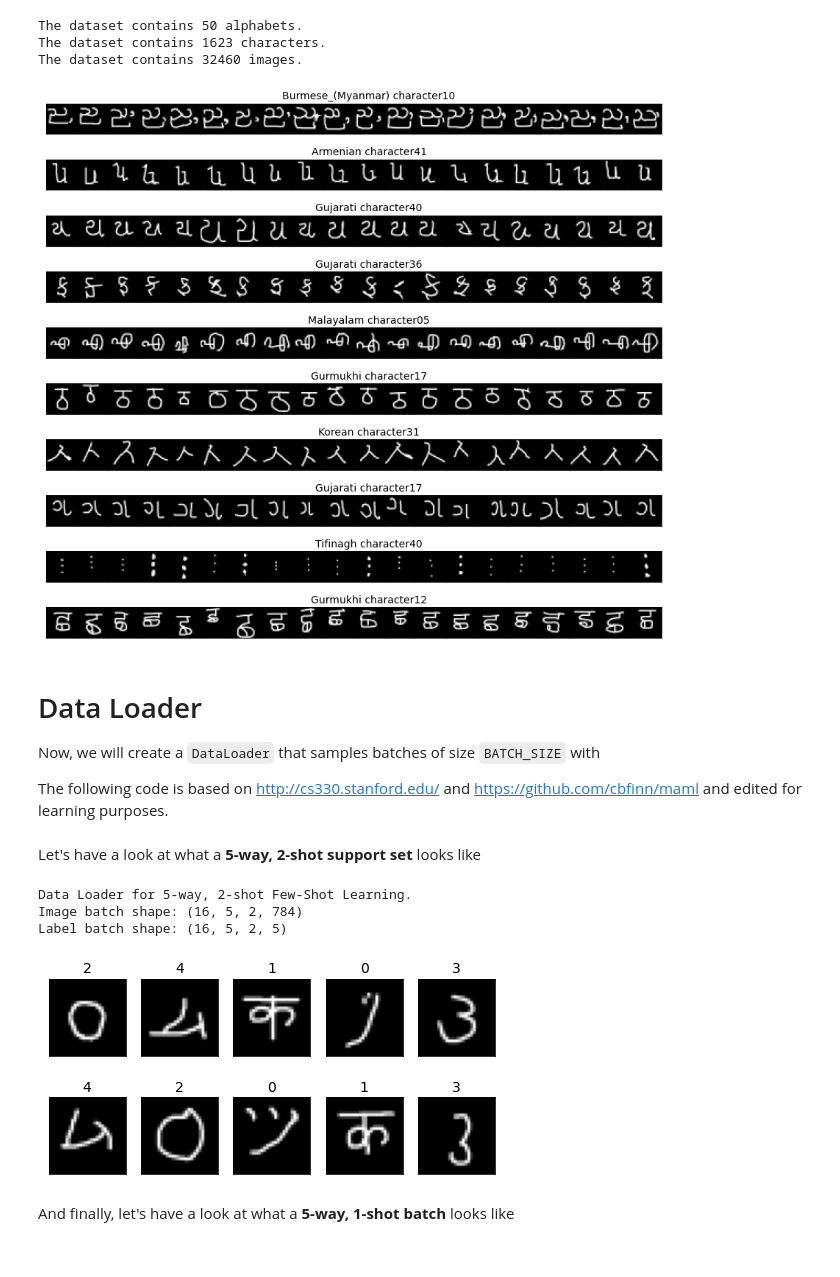
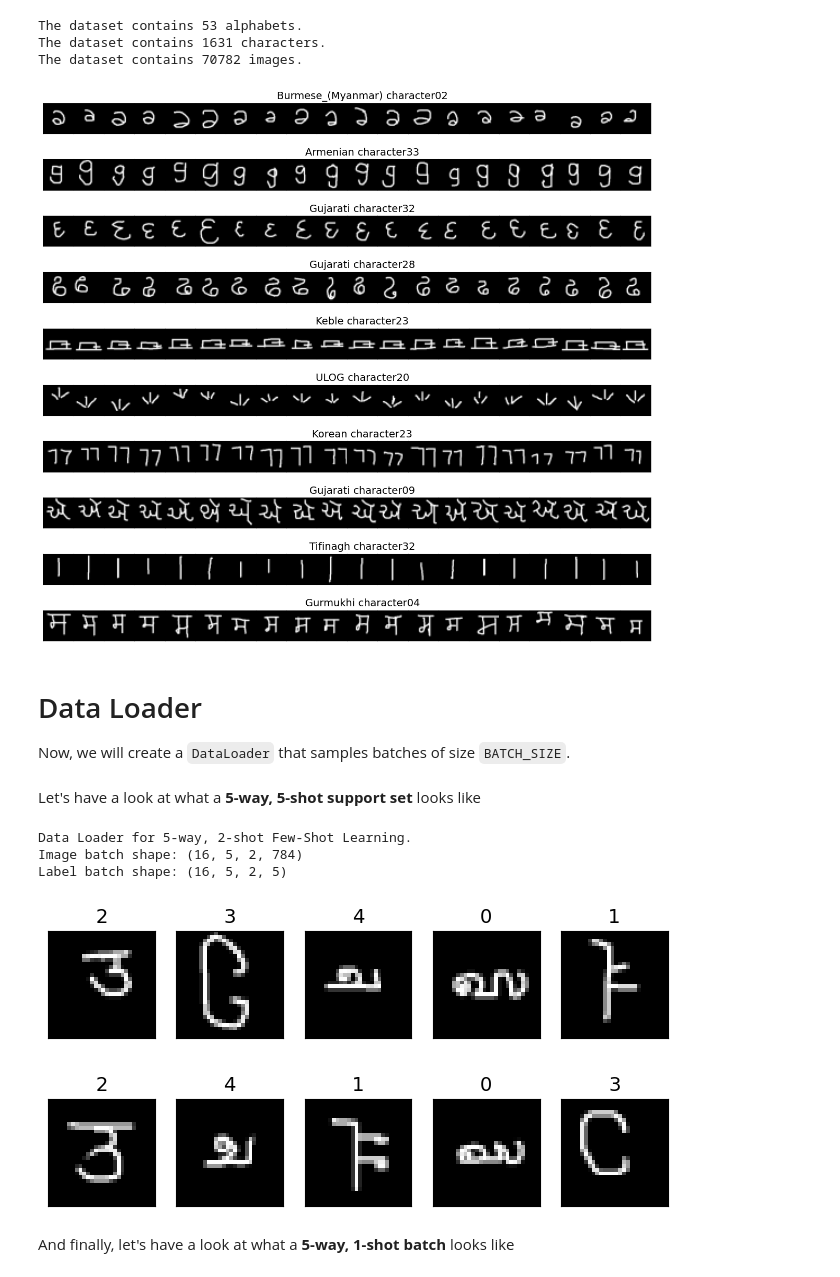
Before and after one commit to alpinebuster/hypertransformer-pytorch, a Jupyter notebook: tf/hypertransformer/utils/cache_omniglot.ipynb, the cells around one changed output. Saved outputs shown, nothing was run; the diff lists cells and outputs as text; code cells hidden in the pictures.

```diff
--- a/tf/hypertransformer/utils/cache_omniglot.ipynb
+++ b/tf/hypertransformer/utils/cache_omniglot.ipynb
@@ -38,7 +46,7 @@ The Omniglot data set was proposed by Lake et al. and consists of:
 
 **In contrast to the MNIST dataset**, which is commonly used for image classification in the traditional Supervised Learning setting, the Omniglot dataset has many different classes (MNIST only has 10 classes) but only 20 instances of each character (MNIST contains many instances for each character).
 # %%
-PATH = "/kaggle/input/omniglot/omniglot"
+PATH = "../../../omniglot"
 
 # Get all alphabet folders
 alphabet_folders = [os.path.join(os.path.join(PATH, folder, alphabet))
@@ -66,11 +74,11 @@ for (dirpath, dirnames, filenames) in os.walk(PATH):
     all_files += [os.path.join(dirpath, file) for file in filenames]
 print(f"The dataset contains {len(all_files)} images.")
 # %% [output]
-The dataset contains 50 alphabets.
-The dataset contains 1623 characters.
-The dataset contains 32460 images.
+The dataset contains 53 alphabets.
+The dataset contains 1631 characters.
+The dataset contains 70782 images.
 # %%
-def read_and_propocess_image(img_path, image_dim=None):
+def read_and_preprocess_image(img_path, image_dim=None):
     """
     Takes an image path and returns a grayscale, resized, and flattened image as array
 
@@ -108,7 +116,7 @@ for i, row in enumerate(axes):
     # Plot all image instances
     for j, col in enumerate(row):
         img_path = os.path.join(character_folders[character_index], files[j])
-        img = read_and_propocess_image(img_path, (28, 28))
+        img = read_and_preprocess_image(img_path, (28, 28))
         col.imshow(img.reshape([28, 28]), cmap='gray')
         col.set_xticks([])
         col.set_yticks([])
@@ -118,12 +126,10 @@ for i, row in enumerate(axes):
         if j == 10:
             col.set_title(f"{alphabet_name} {character_number}", fontsize=14)
 # %% [output]
-[figure, old version]
+[figure, new version]
 # %% [markdown]
 # Data Loader
-Now, we will create a `DataLoader` that samples batches of size `BATCH_SIZE` with
-
-The following code is based on http://cs330.stanford.edu/ and https://github.com/cbfinn/maml and edited for learning purposes.
+Now, we will create a `DataLoader` that samples batches of size `BATCH_SIZE`.
 # %%
 BATCH_SIZE = 16
 
@@ -144,9 +150,9 @@ class DataLoader():
         print(f"Data Loader for {num_classes}-way, {num_samples_per_class}-shot Few-Shot Learning.")
 
         # Dataset specific
-        self.meta_train_folders = "/kaggle/input/omniglot/omniglot/images_background"
-        self.meta_val_folders = "/kaggle/input/omniglot/omniglot/images_evaluation"
-        self.meta_test_folders = "/kaggle/input/omniglot/omniglot/images_evaluation"
+        self.meta_train_folders = "../../../omniglot/images_background"
+        self.meta_val_folders = "../../../omniglot/images_evaluation"
+        self.meta_test_folders = "../../../omniglot/images_evaluation"
 
     def sample_batch(self, batch_type, batch_size):
         """
@@ -157,6 +163,7 @@ class DataLoader():
         all_image_batches, all_label_batches = [], []
 
         # Set the folder according to purpose
+        base_path = None
         if batch_type == 'train':
             base_path = self.meta_train_folders
         elif batch_type == 'val':
@@ -166,11 +173,12 @@ class DataLoader():
         else:
             print(f"Error: '{batch_type}' is not a valid value for batch_type. batch_type must be either one of 'train', 'val', 'test'.")
 
+        assert base_path != None
         folders = [os.path.join(base_path, folder, character)
                       for folder in os.listdir(base_path)
                       for character in os.listdir(os.path.join(base_path, folder))]
 
-        for i in range(batch_size):
+        for _ in range(batch_size):
             # Sample N different classes from the folders
             sampled_character_folders = random.sample(folders, self.num_classes)
 
@@ -181,7 +189,7 @@ class DataLoader():
                 for image in sampler(os.listdir(path))]
 
             labels = [li[0] for li in labels_and_images]
-            images = [read_and_propocess_image(li[1], (28, 28)) for li in labels_and_images]
+            images = [read_and_preprocess_image(li[1], (28, 28)) for li in labels_and_images]
 
             # Format images to fit [num_classes, num_samples_per_class, (im_size * im_size)]
             images = np.stack(images)
@@ -209,31 +217,31 @@ class DataLoader():
 
         return all_image_batches, all_label_batches
 # %% [markdown]
-Let's have a look at what a **5-way, 2-shot support set** looks like
+Let's have a look at what a **5-way, 5-shot support set** looks like
 # %%
-data_loader = DataLoader(NUM_CLASSES, 2)
+data_loader = DataLoader(NUM_CLASSES, 5)
 
 im_batch, l_batch = data_loader.sample_batch("train", BATCH_SIZE)
 
 print(f"Image batch shape: {im_batch.shape}")
 print(f"Label batch shape: {l_batch.shape}")
 
 fig, axes = plt.subplots(nrows=2, ncols=NUM_CLASSES, figsize=(8, 4))
 batch_idx = 0
 
 for i, row in enumerate(axes): # NUM_SAMPLES_PER_CLASS
     for j, col in enumerate(row): # NUM_CLASSES
         col.imshow(im_batch[batch_idx, j, i].reshape([28, 28]), cmap='gray')
         col.set_title(f"{np.argmax(l_batch[batch_idx, j, i])}", fontsize=14)
         col.set_xticks([])
         col.set_yticks([])
         col.set_xticklabels([])
         col.set_yticklabels([])
 # %% [output]
 Data Loader for 5-way, 2-shot Few-Shot Learning.
 Image batch shape: (16, 5, 2, 784)
 Label batch shape: (16, 5, 2, 5)
-[figure, old version]
+[figure, new version]
 # %% [markdown]
 And finally, let's have a look at what a **5-way, 1-shot batch** looks like
 # %%
```
Also changed, not shown: parts of 4 cells of this notebook, 4 other files.
